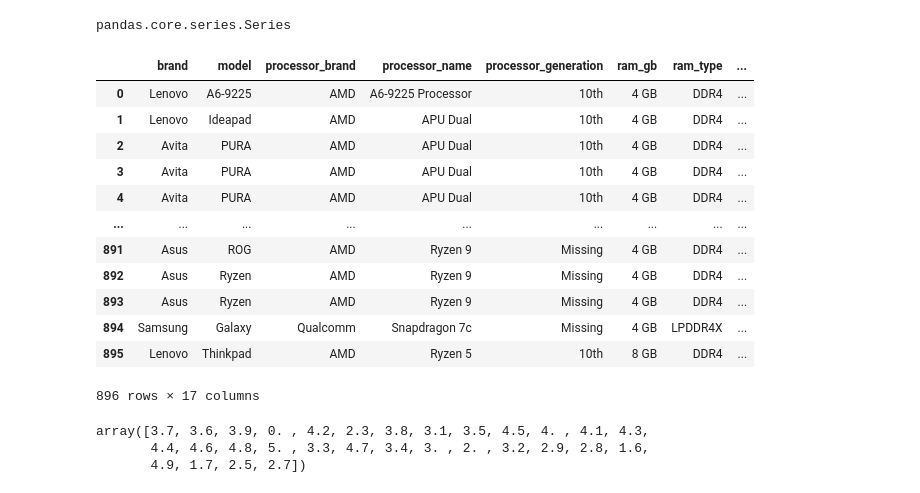
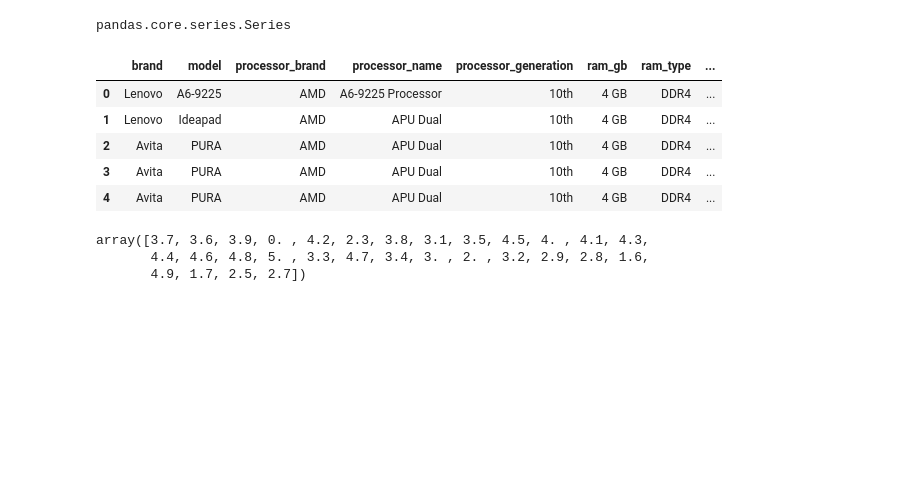
Before and after one commit to chrisheimbuch/laptops-specs-eda, a Jupyter notebook: Laptop Specs EDA.ipynb, the cells around one changed output. Saved outputs shown, nothing was run; the diff lists cells and outputs as text; code cells hidden in the pictures; blank space fills up the shorter version.

```diff
--- a/Laptop Specs EDA.ipynb
+++ b/Laptop Specs EDA.ipynb
@@ -144,6 +158,9 @@ array(['Lenovo', 'Avita', 'Hp', 'Acer', 'Asus', 'Dell', 'Redmibook',
        'Realme', 'Infinix', 'Msi', 'Microsoft', 'Smartron', 'Lg', 'Nokia',
        'Apple', 'Vaio', 'Mi', 'Alienware', 'Iball', 'Samsung'],
       dtype=object)
+# %%
+#Update missing to say unknown model
+df_copy['model'] = df_copy['model'].replace("Missing", 'Unknown Model')
 # %%
 type(df_copy['weight'])
 # %% [output]
@@ -151,23 +168,16 @@ pandas.core.series.Series
 # %%
 #Create dataframe with items i will only be working with.
 columns = ['brand', 'model', 'processor_brand','processor_name','processor_generation','ram_gb', 'ram_type', 'solid_state_drive', 'hard_disk_drive', 'operating_system', 'graphic_card_gb', 'weight', 'warranty', 'star_rating', 'ratings', 'latest_price_usd', 'old_price_usd']
 
 clean_df = df_copy[columns]
-clean_df
+clean_df.head()
 # %% [output]
 |  | brand | model | processor_brand | processor_name | processor_generation | ram_gb | ram_type | ... |
 | 0 | Lenovo | A6-9225 | AMD | A6-9225 Processor | 10th | 4 GB | DDR4 | ... |
 | 1 | Lenovo | Ideapad | AMD | APU Dual | 10th | 4 GB | DDR4 | ... |
 | 2 | Avita | PURA | AMD | APU Dual | 10th | 4 GB | DDR4 | ... |
 | 3 | Avita | PURA | AMD | APU Dual | 10th | 4 GB | DDR4 | ... |
 | 4 | Avita | PURA | AMD | APU Dual | 10th | 4 GB | DDR4 | ... |
-| ... | ... | ... | ... | ... | ... | ... | ... | ... |
-| 891 | Asus | ROG | AMD | Ryzen 9 | Missing | 4 GB | DDR4 | ... |
-| 892 | Asus | Ryzen | AMD | Ryzen 9 | Missing | 4 GB | DDR4 | ... |
-| 893 | Asus | Ryzen | AMD | Ryzen 9 | Missing | 4 GB | DDR4 | ... |
-| 894 | Samsung | Galaxy | Qualcomm | Snapdragon 7c | Missing | 4 GB | LPDDR4X | ... |
-| 895 | Lenovo | Thinkpad | AMD | Ryzen 5 | 10th | 8 GB | DDR4 | ... |
-896 rows × 17 columns
 # %%
 clean_df['star_rating'].unique()
 # %% [output]
```
Also changed, not shown: parts of 37 cells of this notebook.
